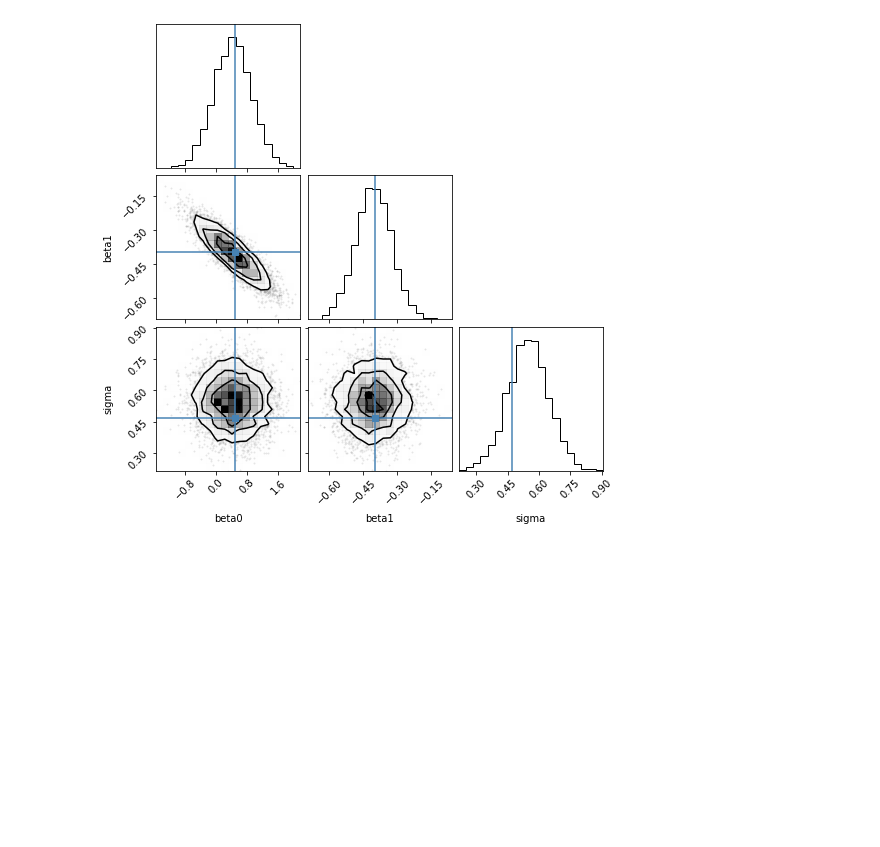
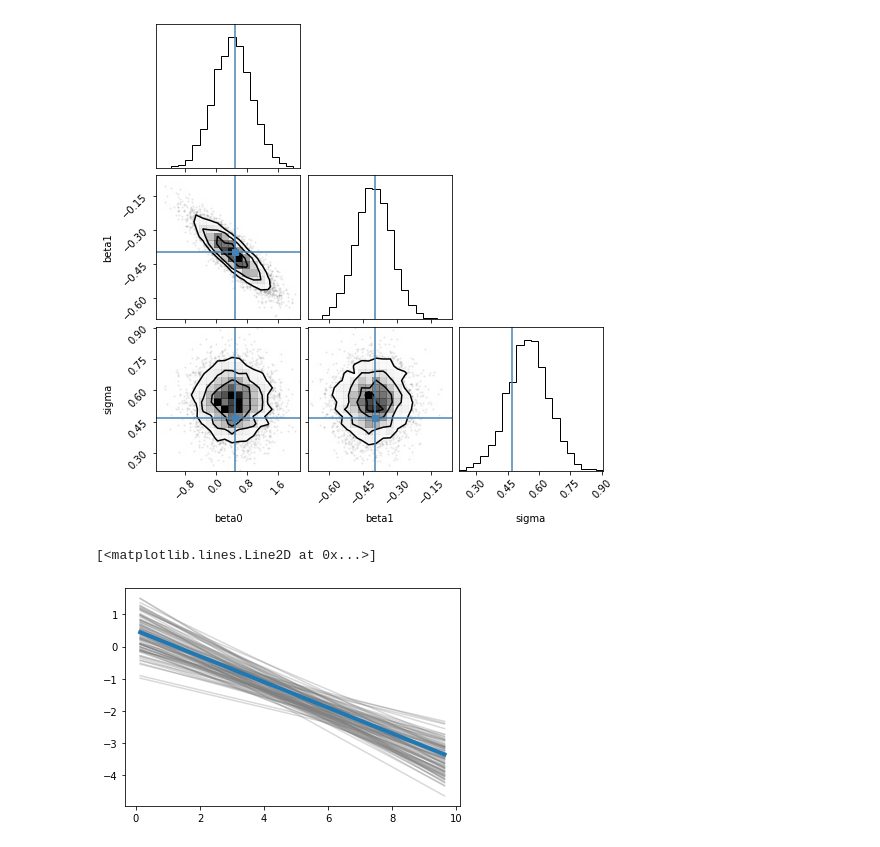
Before and after one commit to al-jshen/gaul, a Jupyter notebook: docs/source/examples/linreg.ipynb, the cells around one changed output. Cells and saved outputs as stored; diff of their text form; code cells hidden in the pictures; blank space fills up the shorter version.

Commit message:
add example for advi; update linreg and 8schools examples

```diff
--- a/docs/source/examples/linreg.ipynb
+++ b/docs/source/examples/linreg.ipynb
@@ -45,7 +46,7 @@ def ln_posterior(params, data):
 params = dict(
     beta0=jnp.zeros(1),
     beta1=jnp.zeros(1),
-    sigma=jnp.zeros(1),
+    sigma=jnp.ones(1),
 )
 
 data = dict(
@@ -79,2 +81,20 @@ corner.corner(samples, truths=(beta0, beta1, jnp.log(sigma)));
 # %% [output]
 [figure]
+# %%
+def sim_linreg(beta0, beta1, sigma, rng):
+    ymean_sim = beta0 + beta1 * x
+    return ymean_sim
+
+y_sim = jax.vmap(sim_linreg)(
+    samples['beta0'],
+    samples['beta1'],
+    samples['sigma'],
+    jax.random.split(ykey, 5000)
+)
+
+for i in range(100):
+    plt.plot(x, y_sim[i], c='grey', alpha=0.3)
+plt.plot(x, ymean, lw=4)
+# %% [output]
+[<matplotlib.lines.Line2D at 0x...>]
+[figure, added]
```
Also changed, not shown: parts of 4 cells of this notebook, 2 other files.
